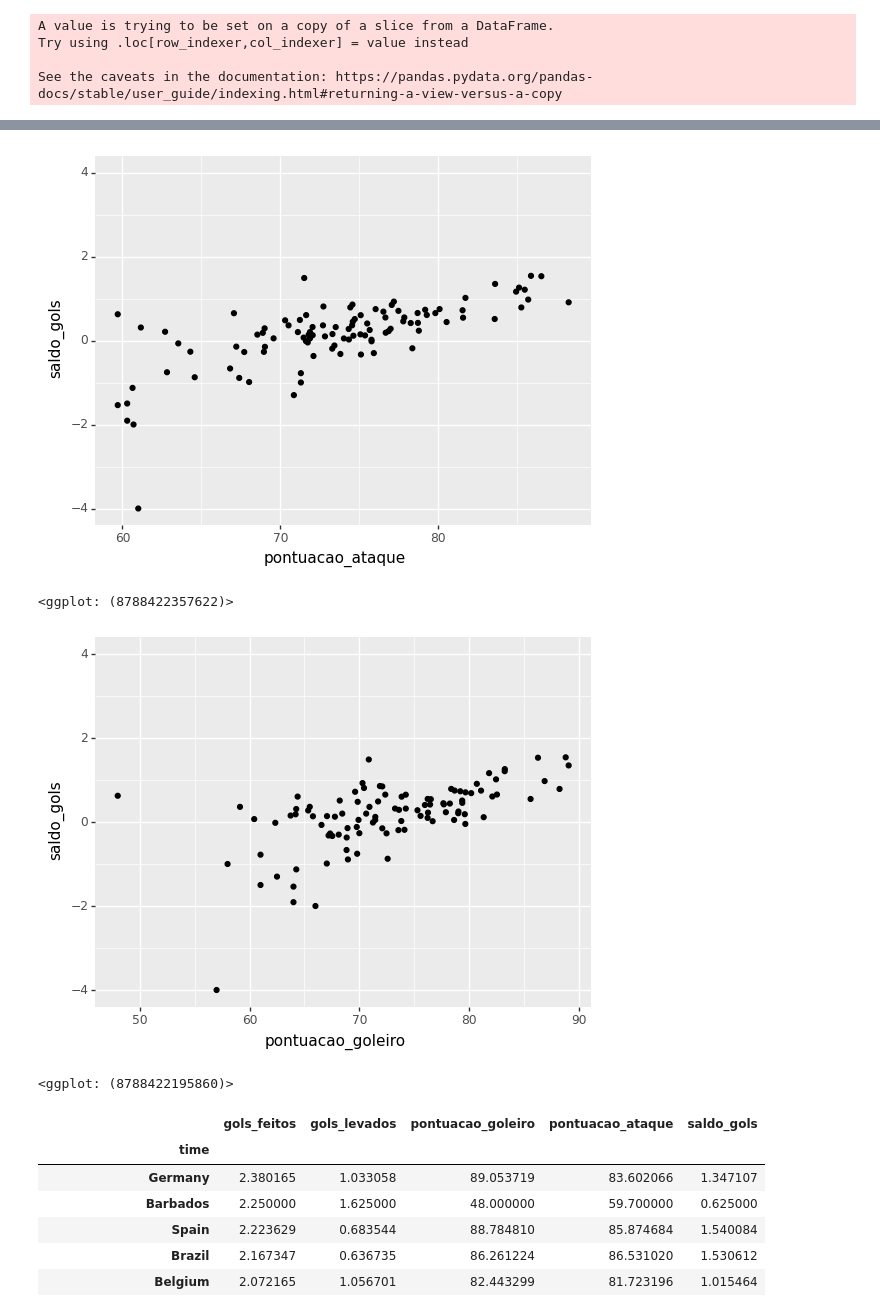
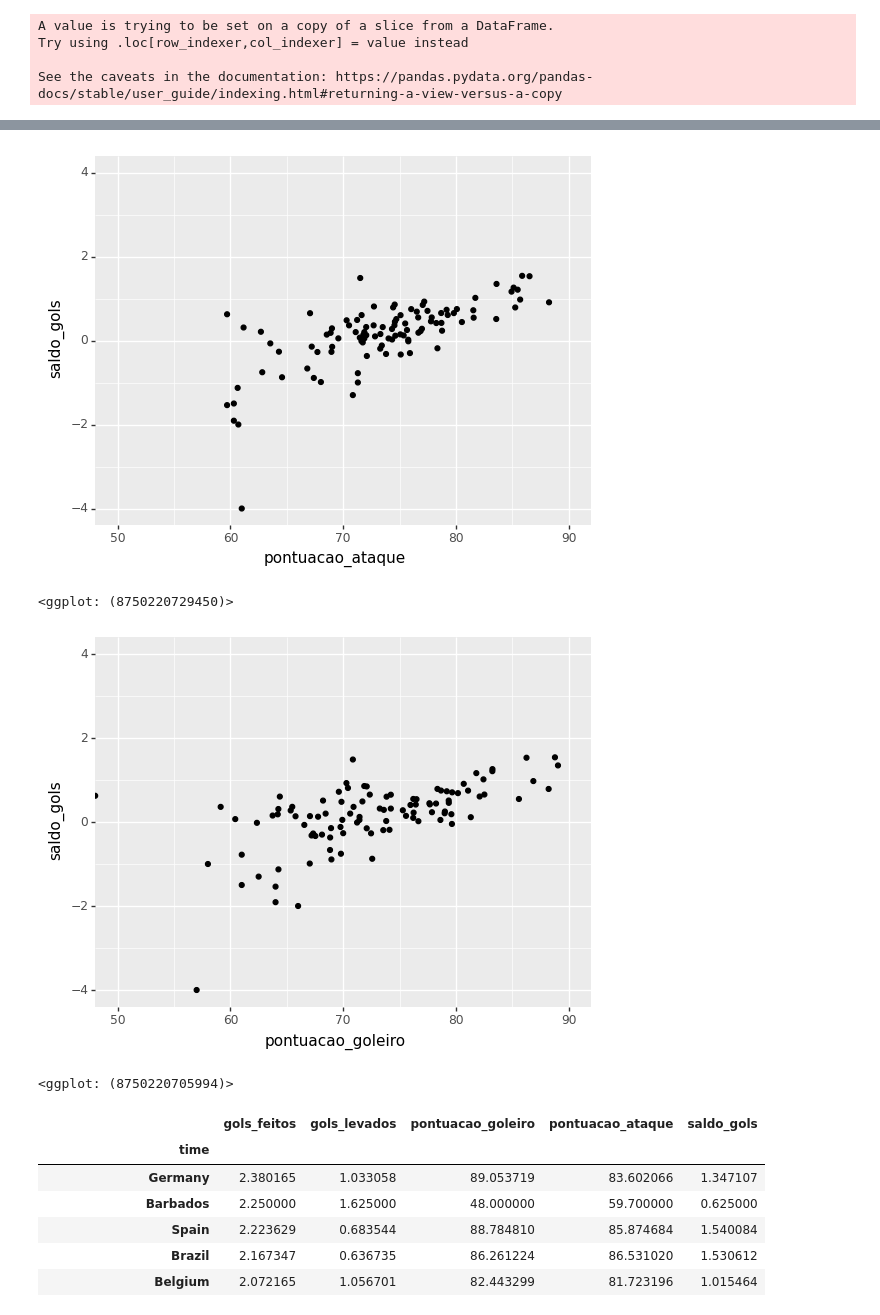
Before and after one commit to FelipeFLopes/fifa_matches_analysis, a Jupyter notebook: analise.ipynb, the cells around one changed output, grey strips where cells are left out. Cells and saved outputs as stored; diff of their text form; code cells hidden in the pictures.

```diff
--- a/analise.ipynb
+++ b/analise.ipynb
@@ -341,7 +341,9 @@ p valor de 0.000, amostras são diferentes
 # %% [markdown]
 # As equipes com jogadores mais ofensivos marcam mais gols? E times com goleiros mais fortes recebem menos gols?
 # %%
-saldo_gols = data.copy()
+dados_a_partir_pontuacao = data.iloc[elemento_mais_antigo_contem_pontuacao:]
+
+saldo_gols = dados_a_partir_pontuacao.copy()
 
 saldo_gols["saldo_gols"] = saldo_gols["home_team_score"] - saldo_gols["away_team_score"]
 # %%
@@ -420,15 +422,15 @@ p + geom_point() + coord_cartesian(ylim=(-4, 4))
 # %%
 p = ggplot(aes(x='pontuacao_ataque', y='saldo_gols'), media_indicadores)
-p + geom_point() + coord_cartesian(ylim=(-4, 4))
+p + geom_point() + coord_cartesian(xlim=(50,90), ylim=(-4, 4))
 # %% [output]
-[figure, old version]
+[figure, new version]
-<ggplot: (8788422357622)>
+<ggplot: (8750220729450)>
 # %%
 p = ggplot(aes(x='pontuacao_goleiro', y='saldo_gols'), media_indicadores)
-p + geom_point() + coord_cartesian(ylim=(-4, 4))
+p + geom_point() + coord_cartesian(xlim=(50,90), ylim=(-4, 4))
 # %% [output]
-[figure, old version]
+[figure, new version]
-<ggplot: (8788422195860)>
+<ggplot: (8750220705994)>
 # %%
 times_por_gols_feitos = media_indicadores.sort_values(
     by="gols_feitos", ascending=False
```
Also changed, not shown: parts of 22 cells of this notebook.
